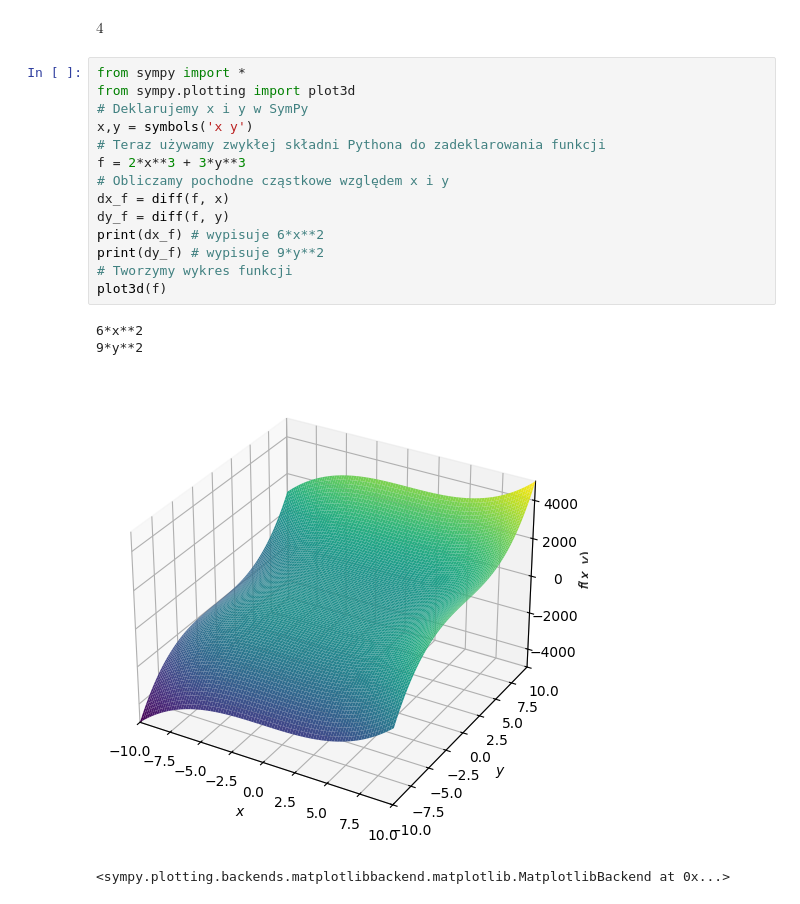
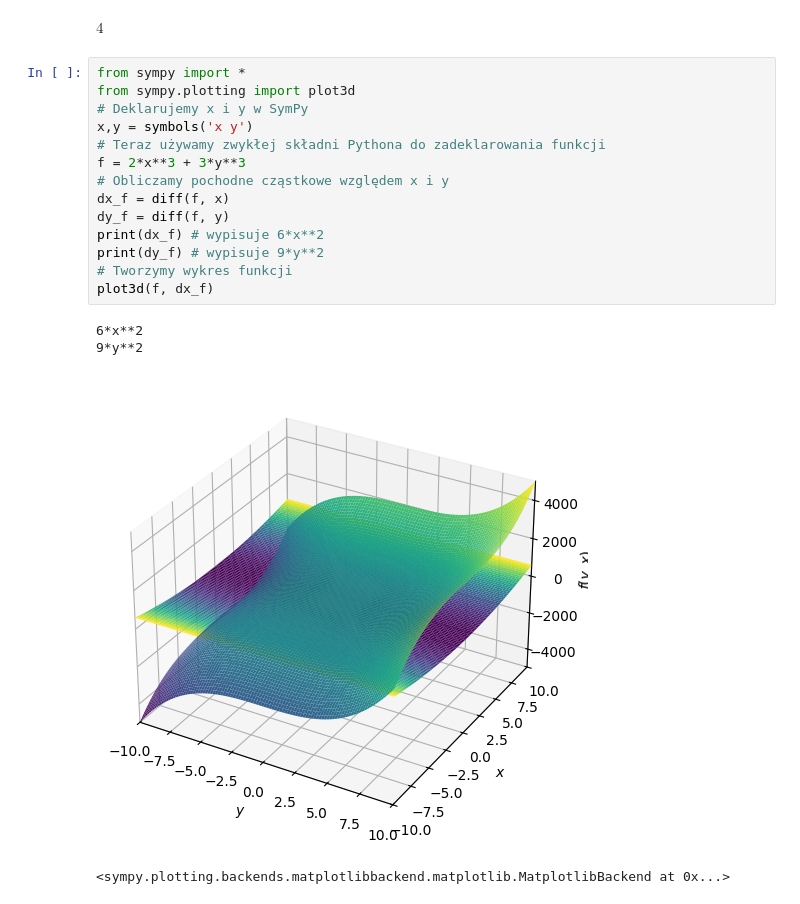
Before and after one commit to norbitek/EssentialMathForDataScience, a Jupyter notebook: pomads/r01/example.ipynb, the cells around one changed output. Saved outputs shown, nothing was run; the diff lists cells and outputs as text.

```diff
--- a/pomads/r01/example.ipynb
+++ b/pomads/r01/example.ipynb
@@ -113,19 +113,19 @@ $\displaystyle 4$
 # %%
 from sympy import *
 from sympy.plotting import plot3d
 # Deklarujemy x i y w SymPy
 x,y = symbols('x y')
 # Teraz używamy zwykłej składni Pythona do zadeklarowania funkcji
 f = 2*x**3 + 3*y**3
 # Obliczamy pochodne cząstkowe względem x i y
 dx_f = diff(f, x)
 dy_f = diff(f, y)
 print(dx_f) # wypisuje 6*x**2
 print(dy_f) # wypisuje 9*y**2
 # Tworzymy wykres funkcji
-plot3d(f)
+plot3d(f, dx_f)
 # %% [output]
 6*x**2
 9*y**2
-[figure, old version]
+[figure, new version]
 <sympy.plotting.backends.matplotlibbackend.matplotlib.MatplotlibBackend at 0x...>
```
Also changed, not shown: parts of 13 cells of this notebook.
